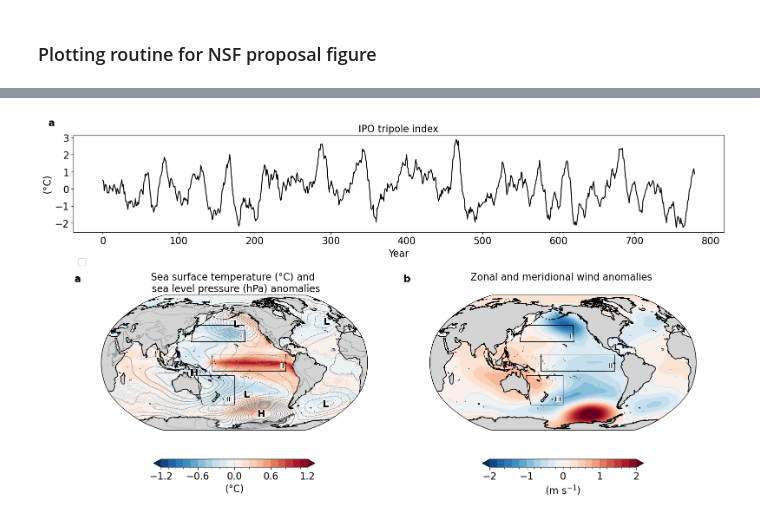
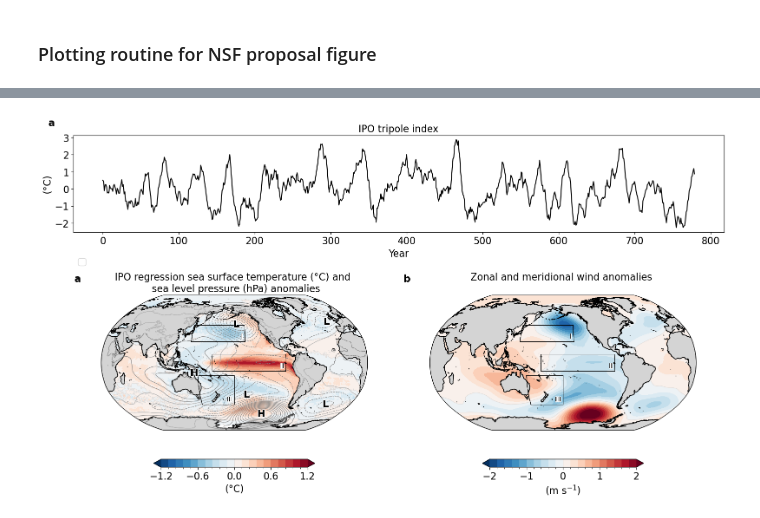
Before and after one commit to mauricehuguenin/sharing, a Jupyter notebook: IPO_regression_map_SST_and_SLP.ipynb, the cells around one changed output, grey strips where cells are left out. Saved outputs shown, nothing was run; the diff lists cells and outputs as text; code cells hidden in the pictures.

```diff
--- a/IPO_regression_map_SST_and_SLP.ipynb
+++ b/IPO_regression_map_SST_and_SLP.ipynb
@@ -156,7 +156,7 @@ for f in range(2):
         panel = gs[1,0];
         data1 = sst_regression_map; ticks1 = np.linspace(-1.2,1.2,21)
         data2 = slp_regression_map / 100; ticks2 = np.linspace(-2,2,21)
-        title_str = 'Sea surface temperature (°C) and \n sea level pressure (hPa) anomalies'
+        title_str = 'IPO regression sea surface temperature (°C) and \n sea level pressure (hPa) anomalies'
     if f == 1:
         panel = gs[1,1]
         data1 = slp_regression_map / 100; ticks1 = np.linspace(-2,2,21)
@@ -229 +229 @@ Wall time: 21.8 s
-[figure, old version]
+[figure, new version]
```
Also changed, not shown: parts of 5 cells of this notebook.
